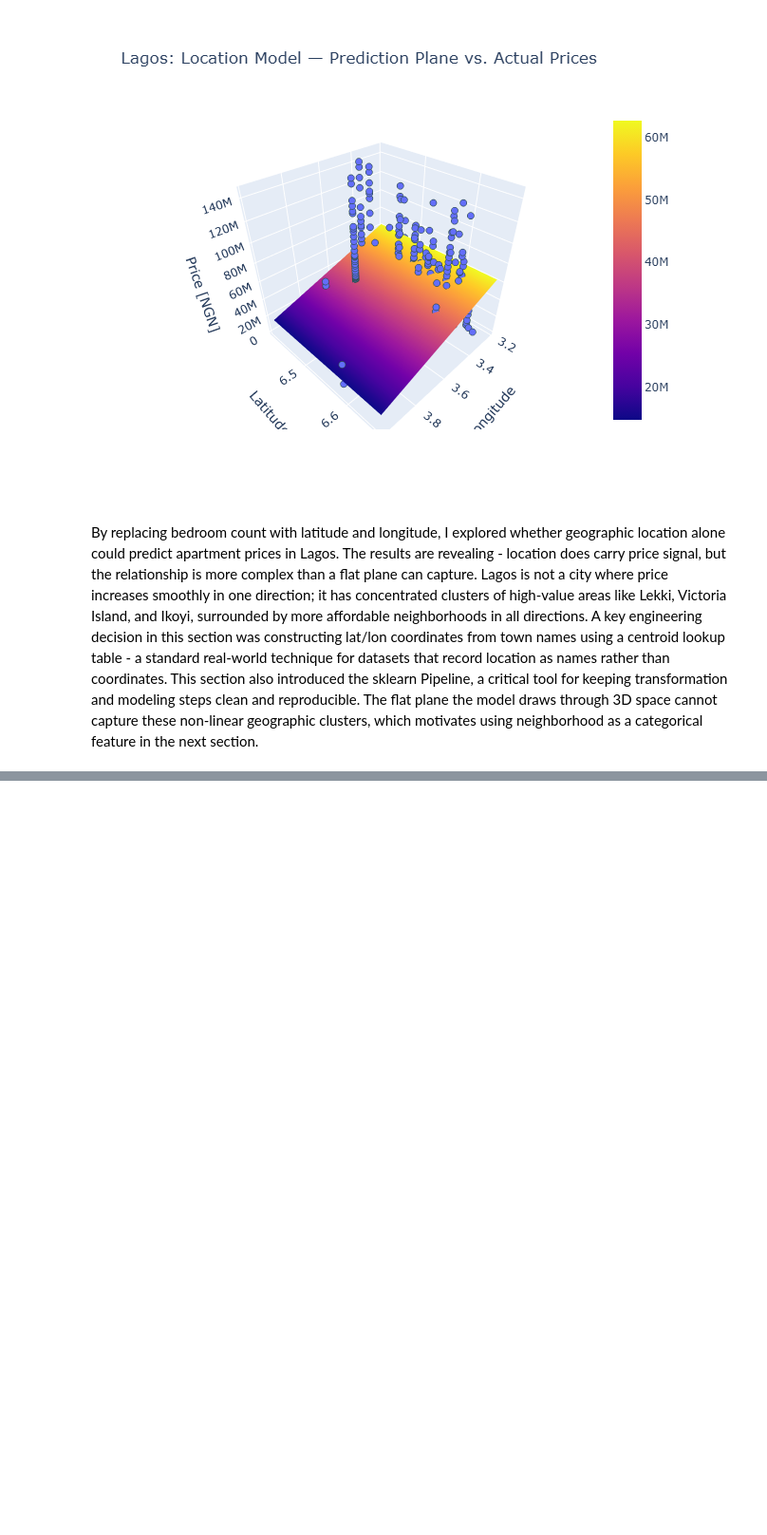
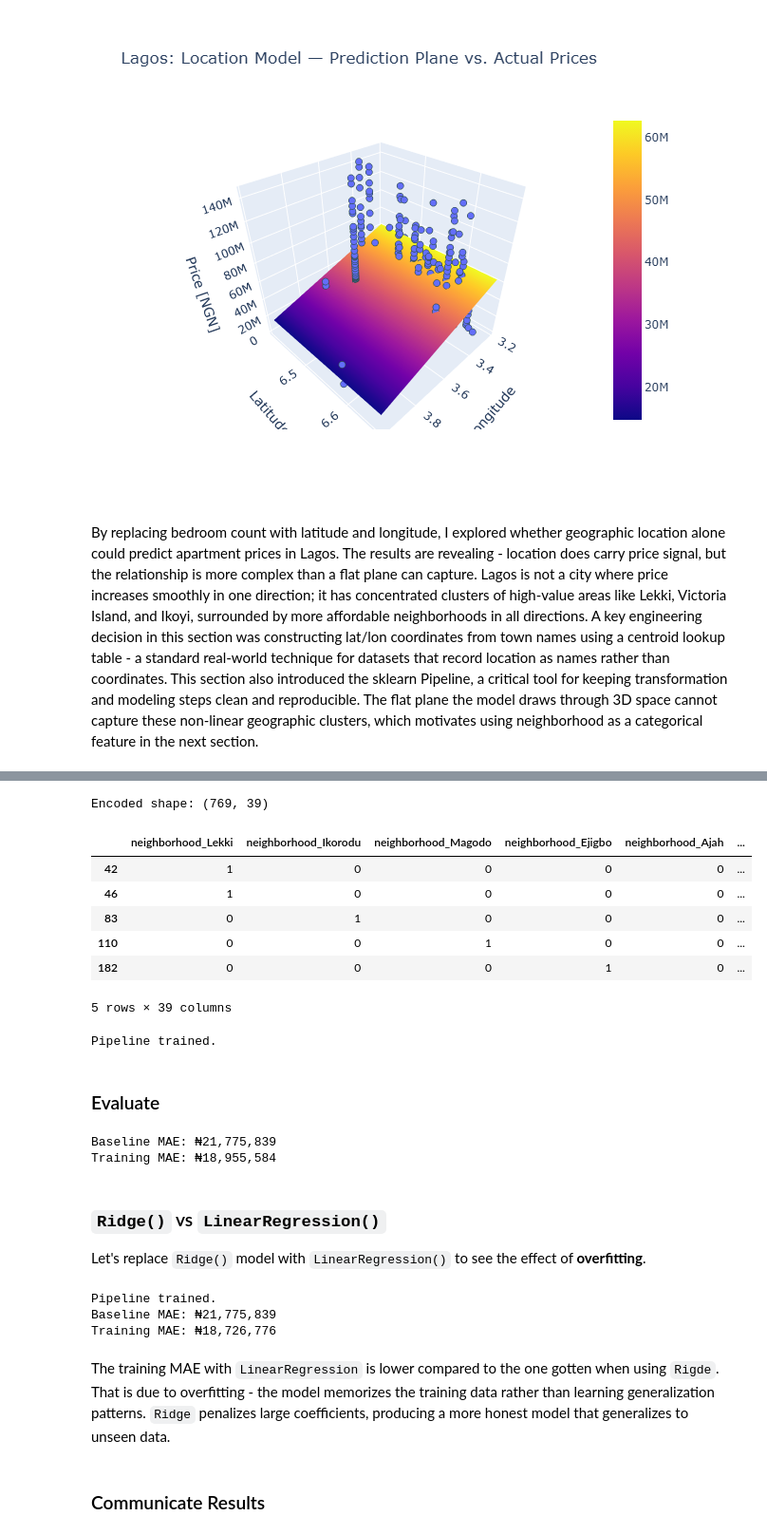
Before and after one commit to AJ-MH/Data-Science, a Jupyter notebook: lagos-apartment-price-prediction/lagos_apartment_price_prediction.ipynb, the cells around one changed output, grey strips where cells are left out. Shown at 95% size. Saved outputs shown, nothing was run; the diff lists cells and outputs as text; code cells hidden in the pictures; blank space fills up the shorter version.

```diff
--- a/lagos-apartment-price-prediction/lagos_apartment_price_prediction.ipynb
+++ b/lagos-apartment-price-prediction/lagos_apartment_price_prediction.ipynb
@@ -108,10 +108,14 @@ def wrangle(filepath):
     # Drop rows where we have no coordinate mapping
     df = df.dropna(subset=['lat', 'lon'])
 
+    # Rename town to neighborhood
+    df = df.rename(columns={'town': 'neighborhood'})
+
     return df
 
 df = wrangle('data/nigeria_houses.csv')
 print('df shape:', df.shape)
-df[['town', 'lat', 'lon']].drop_duplicates().head(10)
+print('\nUnique neighborhoods:', df['neighborhood'].nunique())
+df['neighborhood'].value_counts().head(10)
 # %% [output]
 df shape: (769, 10)
@@ -429,0 +472,64 @@ By replacing bedroom count with latitude and longitude, I explored whether geogr
+# %%
+# Explore OneHotEncoder manually before building pipeline
+ohe = OneHotEncoder(use_cat_names=True)
+ohe.fit(X_train)
+XT_train = ohe.transform(X_train)
+print('Encoded shape:', XT_train.shape)
+XT_train.head()
+# %% [output]
+Encoded shape: (769, 39)
+|  | neighborhood_Lekki | neighborhood_Ikorodu | neighborhood_Magodo | neighborhood_Ejigbo | neighborhood_Ajah | ... |
+| 42 | 1 | 0 | 0 | 0 | 0 | ... |
+| 46 | 1 | 0 | 0 | 0 | 0 | ... |
+| 83 | 0 | 1 | 0 | 0 | 0 | ... |
+| 110 | 0 | 0 | 1 | 0 | 0 | ... |
+| 182 | 0 | 0 | 0 | 1 | 0 | ... |
+5 rows × 39 columns
+# %%
+# Build pipeline with OneHotEncoder + Ridge
+# Ridge adds regularization to prevent overfitting across many neighborhood features
+model = make_pipeline(
+    OneHotEncoder(use_cat_names=True),
+    Ridge()
+)
+model.fit(X_train, y_train)
+check_is_fitted(model[-1])
+print('Pipeline trained.')
+# %% [output]
+Pipeline trained.
+# %% [markdown]
+### Evaluate
+# %%
+y_pred_training = model.predict(X_train)
+mae_training = mean_absolute_error(y_train, y_pred_training)
+
+print('Baseline MAE: ₦{:,.0f}'.format(mae_baseline))
+print('Training MAE: ₦{:,.0f}'.format(mae_training))
+# %% [output]
+Baseline MAE: ₦21,775,839
+Training MAE: ₦18,955,584
+# %% [markdown]
+### `Ridge()` vs `LinearRegression()`
+Let's replace `Ridge()` model with `LinearRegression()` to see the effect of **overfitting**.
+# %%
+model_2 = make_pipeline(
+    OneHotEncoder(use_cat_names=True),
+    LinearRegression()
+)
+model_2.fit(X_train, y_train)
+check_is_fitted(model_2[-1])
+print('Pipeline trained.')
+
+y_pred_training = model_2.predict(X_train)
+mae_training = mean_absolute_error(y_train, y_pred_training)
+
+print('Baseline MAE: ₦{:,.0f}'.format(mae_baseline))
+print('Training MAE: ₦{:,.0f}'.format(mae_training))
+# %% [output]
+Pipeline trained.
+Baseline MAE: ₦21,775,839
+Training MAE: ₦18,726,776
+# %% [markdown]
+The training MAE with `LinearRegression` is lower compared to the one gotten when using `Rigde`. That is due to overfitting - the model memorizes the training data rather than learning generalization patterns. `Ridge` penalizes large coefficients, producing a more honest model that generalizes to unseen data.
+# %% [markdown]
+### Communicate Results
```
Also changed, not shown: parts of 12 cells of this notebook.
